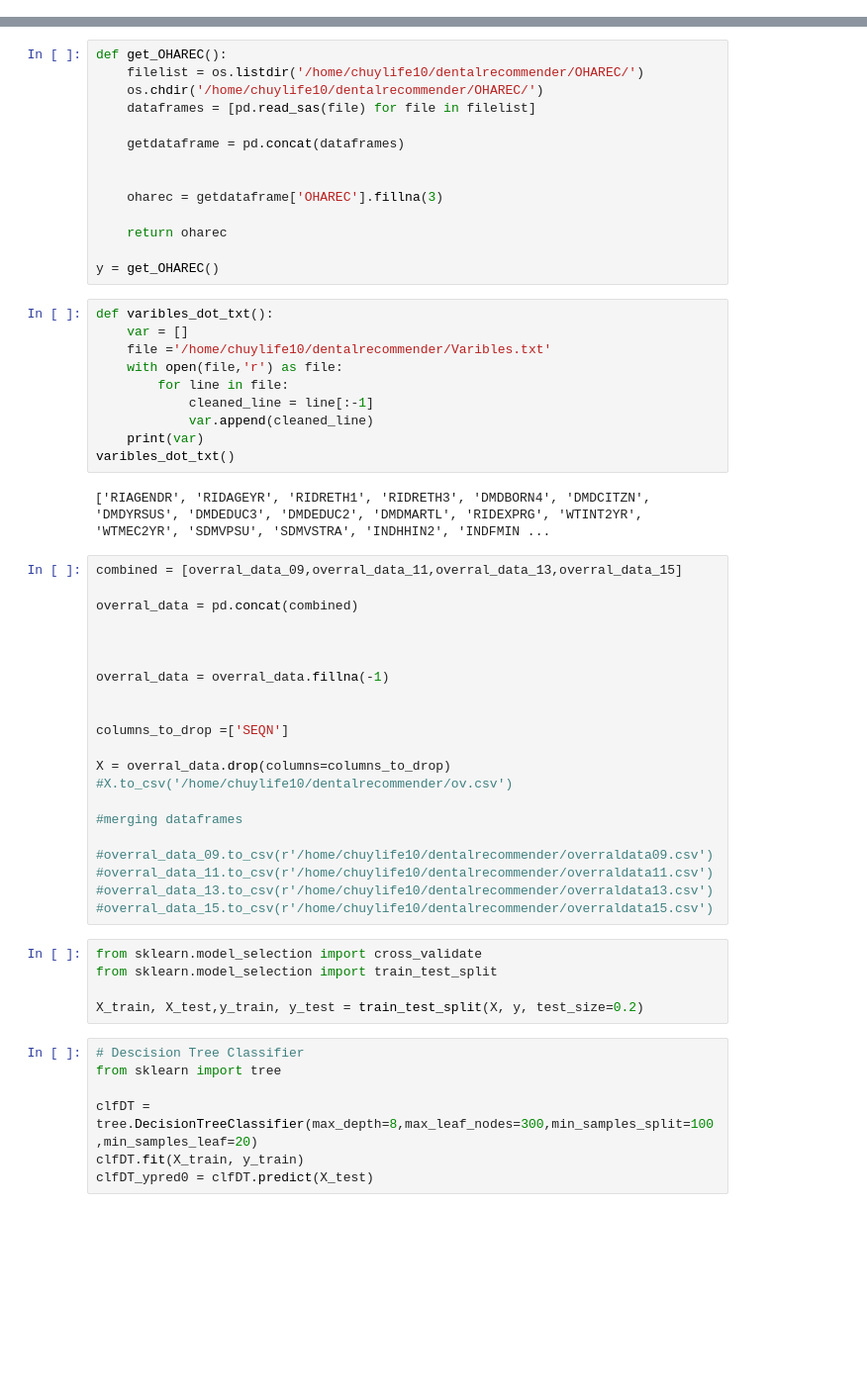
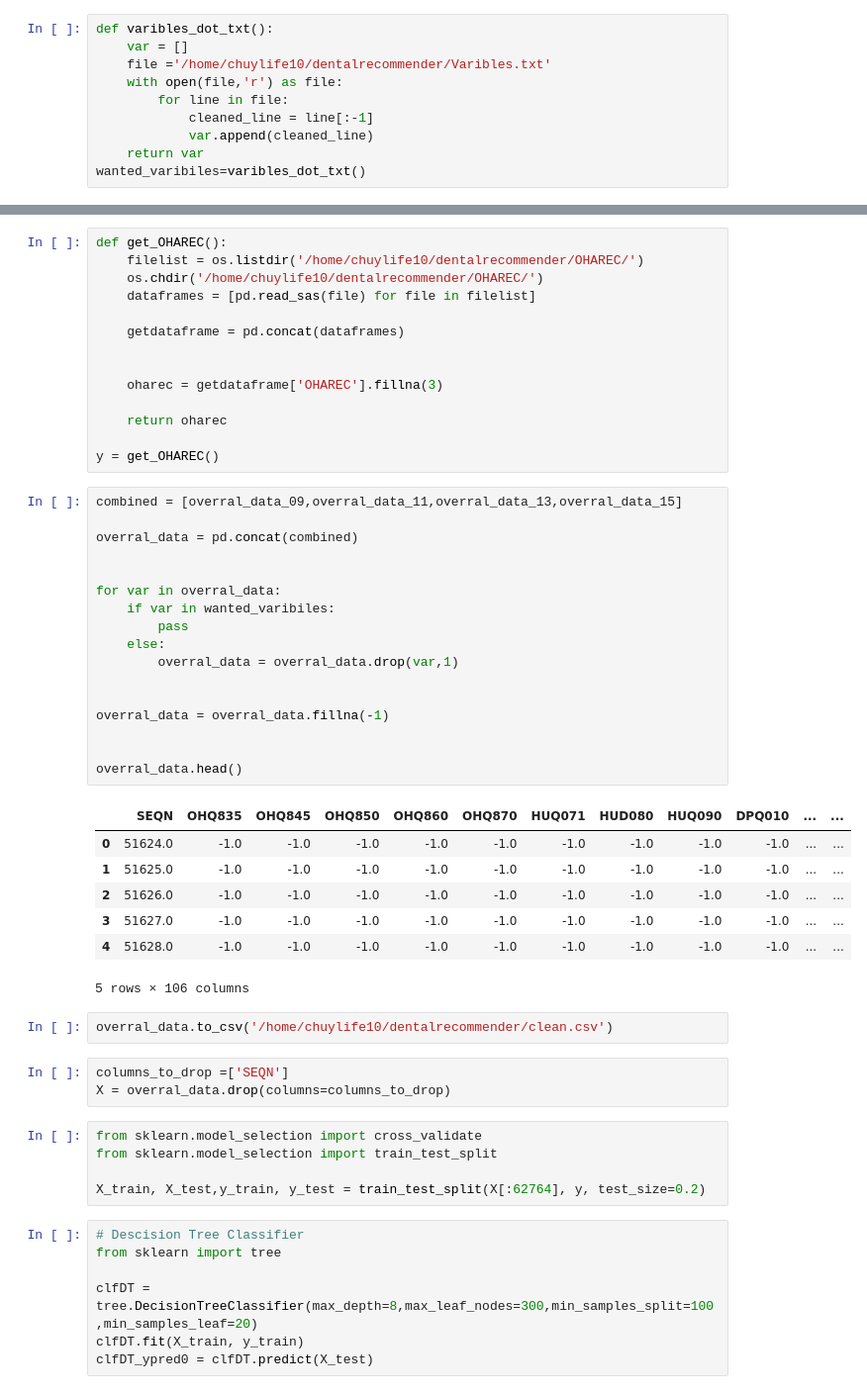
Before and after one commit to theLife10/dentalrecommender, a Jupyter notebook: dentalrecommender.ipynb, the cells around one changed output, grey strips where cells are left out. Shown at 99% size. Drawn from its saved outputs; the diff is of its cells as text; blank space fills up the shorter version.

```diff
--- a/dentalrecommender.ipynb
+++ b/dentalrecommender.ipynb
@@ -3,6 +3,16 @@ import pandas as pd
 import numpy as np
 import matplotlib.pyplot as plt
 import os
+# %%
+def varibles_dot_txt():
+    var = []
+    file ='/home/chuylife10/dentalrecommender/Varibles.txt'
+    with open(file,'r') as file:
+        for line in file:
+            cleaned_line = line[:-1]
+            var.append(cleaned_line)
+    return var
+wanted_varibiles=varibles_dot_txt()
 # %%
 def get_0910():
     filelist = os.listdir('/home/chuylife10/dentalrecommender/2009-10/')
@@ -90,44 +100,41 @@ def get_OHAREC():
     return oharec
 
 y = get_OHAREC()
-# %%
-def varibles_dot_txt():
-    var = []
-    file ='/home/chuylife10/dentalrecommender/Varibles.txt'
-    with open(file,'r') as file:
-        for line in file:
-            cleaned_line = line[:-1]
-            var.append(cleaned_line)
-    print(var)
-varibles_dot_txt()
-# %% [output]
-['RIAGENDR', 'RIDAGEYR', 'RIDRETH1', 'RIDRETH3', 'DMDBORN4', 'DMDCITZN', 'DMDYRSUS', 'DMDEDUC3', 'DMDEDUC2', 'DMDMARTL', 'RIDEXPRG', 'WTINT2YR', 'WTMEC2YR', 'SDMVPSU', 'SDMVSTRA', 'INDHHIN2', 'INDFMIN ...
-# %%
-combined = [overral_data_09,overral_data_11,overral_data_13,overral_data_15]
-
-overral_data = pd.concat(combined)
-
-
-
-overral_data = overral_data.fillna(-1)
-
-
-columns_to_drop =['SEQN']
-
-X = overral_data.drop(columns=columns_to_drop)
-#X.to_csv('/home/chuylife10/dentalrecommender/ov.csv')
-
-#merging dataframes
-
-#overral_data_09.to_csv(r'/home/chuylife10/dentalrecommender/overraldata09.csv')
-#overral_data_11.to_csv(r'/home/chuylife10/dentalrecommender/overraldata11.csv')
-#overral_data_13.to_csv(r'/home/chuylife10/dentalrecommender/overraldata13.csv')
-#overral_data_15.to_csv(r'/home/chuylife10/dentalrecommender/overraldata15.csv')
+# %%
+combined = [overral_data_09,overral_data_11,overral_data_13,overral_data_15]
+
+overral_data = pd.concat(combined)
+
+
+for var in overral_data:
+    if var in wanted_varibiles:
+        pass
+    else:
+        overral_data = overral_data.drop(var,1)
+
+
+overral_data = overral_data.fillna(-1)
+
+
+overral_data.head()
+# %% [output]
+|  | SEQN | OHQ835 | OHQ845 | OHQ850 | OHQ860 | OHQ870 | HUQ071 | HUD080 | HUQ090 | DPQ010 | ... | ... |
+| 0 | 51624.0 | -1.0 | -1.0 | -1.0 | -1.0 | -1.0 | -1.0 | -1.0 | -1.0 | -1.0 | ... | ... |
+| 1 | 51625.0 | -1.0 | -1.0 | -1.0 | -1.0 | -1.0 | -1.0 | -1.0 | -1.0 | -1.0 | ... | ... |
+| 2 | 51626.0 | -1.0 | -1.0 | -1.0 | -1.0 | -1.0 | -1.0 | -1.0 | -1.0 | -1.0 | ... | ... |
+| 3 | 51627.0 | -1.0 | -1.0 | -1.0 | -1.0 | -1.0 | -1.0 | -1.0 | -1.0 | -1.0 | ... | ... |
+| 4 | 51628.0 | -1.0 | -1.0 | -1.0 | -1.0 | -1.0 | -1.0 | -1.0 | -1.0 | -1.0 | ... | ... |
+5 rows × 106 columns
+# %%
+overral_data.to_csv('/home/chuylife10/dentalrecommender/clean.csv')
+# %%
+columns_to_drop =['SEQN']
+X = overral_data.drop(columns=columns_to_drop)
 # %%
 from sklearn.model_selection import cross_validate
 from sklearn.model_selection import train_test_split
 
-X_train, X_test,y_train, y_test = train_test_split(X, y, test_size=0.2)
+X_train, X_test,y_train, y_test = train_test_split(X[:62764], y, test_size=0.2)
 # %%
 # Descision Tree Classifier
 from sklearn import tree
```
Also changed, not shown: parts of 2 cells of this notebook.
